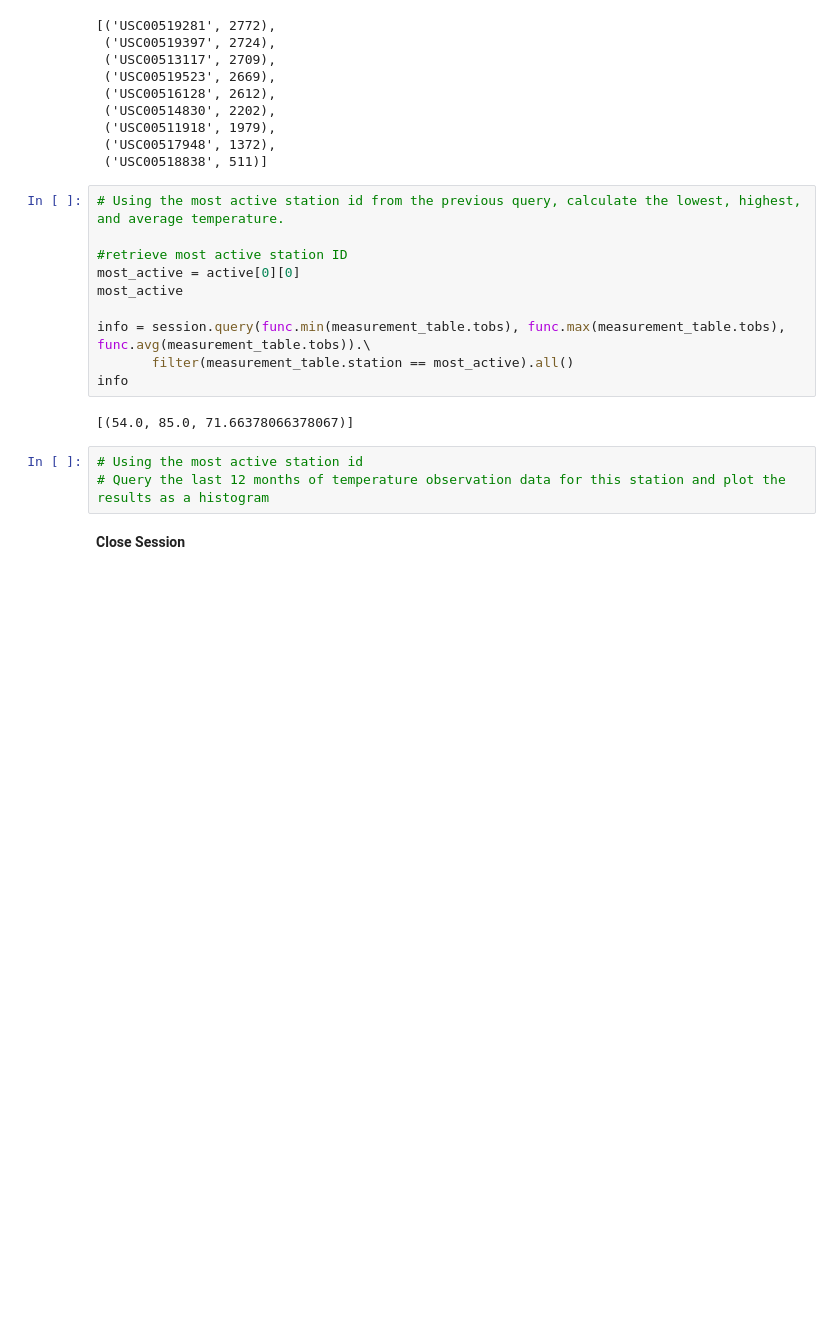
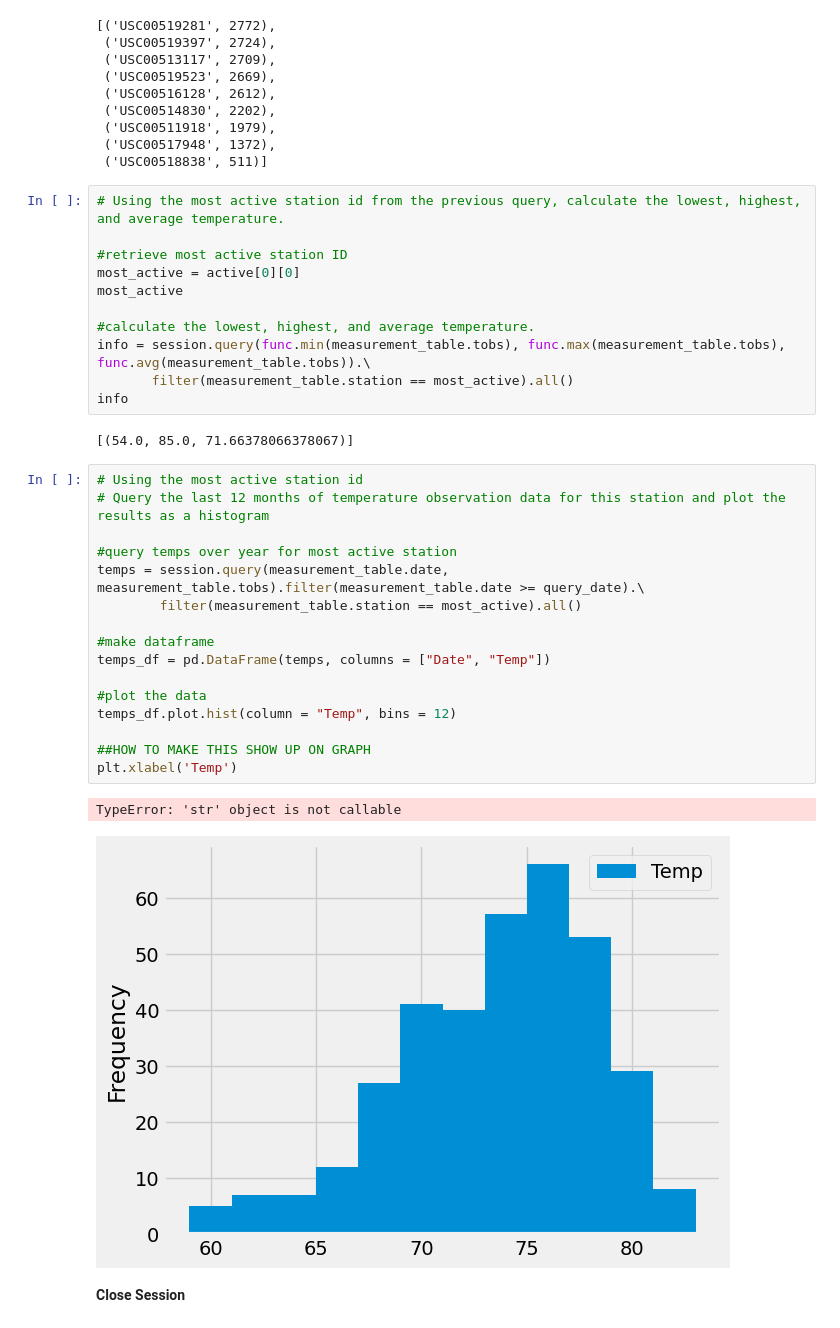
Before and after one commit to m-janssens-boop/sqlalchemy_challenge, a Jupyter notebook: SurfsUp/climate_analysis.ipynb, the cells around one changed output. Cells and saved outputs as stored; diff of their text form; blank space fills up the shorter version.

Commit message:
plotted temp histogram -MJ

```diff
--- a/SurfsUp/climate_analysis.ipynb
+++ b/SurfsUp/climate_analysis.ipynb
@@ -143,6 +143,7 @@ active
 most_active = active[0][0]
 most_active
 
+#calculate the lowest, highest, and average temperature.
 info = session.query(func.min(measurement_table.tobs), func.max(measurement_table.tobs), func.avg(measurement_table.tobs)).\
        filter(measurement_table.station == most_active).all()
 info
@@ -151,6 +152,22 @@ info
 # %%
 # Using the most active station id
 # Query the last 12 months of temperature observation data for this station and plot the results as a histogram
+
+#query temps over year for most active station
+temps = session.query(measurement_table.date, measurement_table.tobs).filter(measurement_table.date >= query_date).\
+        filter(measurement_table.station == most_active).all()
+
+#make dataframe
+temps_df = pd.DataFrame(temps, columns = ["Date", "Temp"])
+
+#plot the data
+temps_df.plot.hist(column = "Temp", bins = 12)
+
+##HOW TO MAKE THIS SHOW UP ON GRAPH
+plt.xlabel('Temp')
+# %% [output]
+TypeError: 'str' object is not callable
+[figure, added]
 # %% [markdown]
 **Close Session**
 # %%
```
